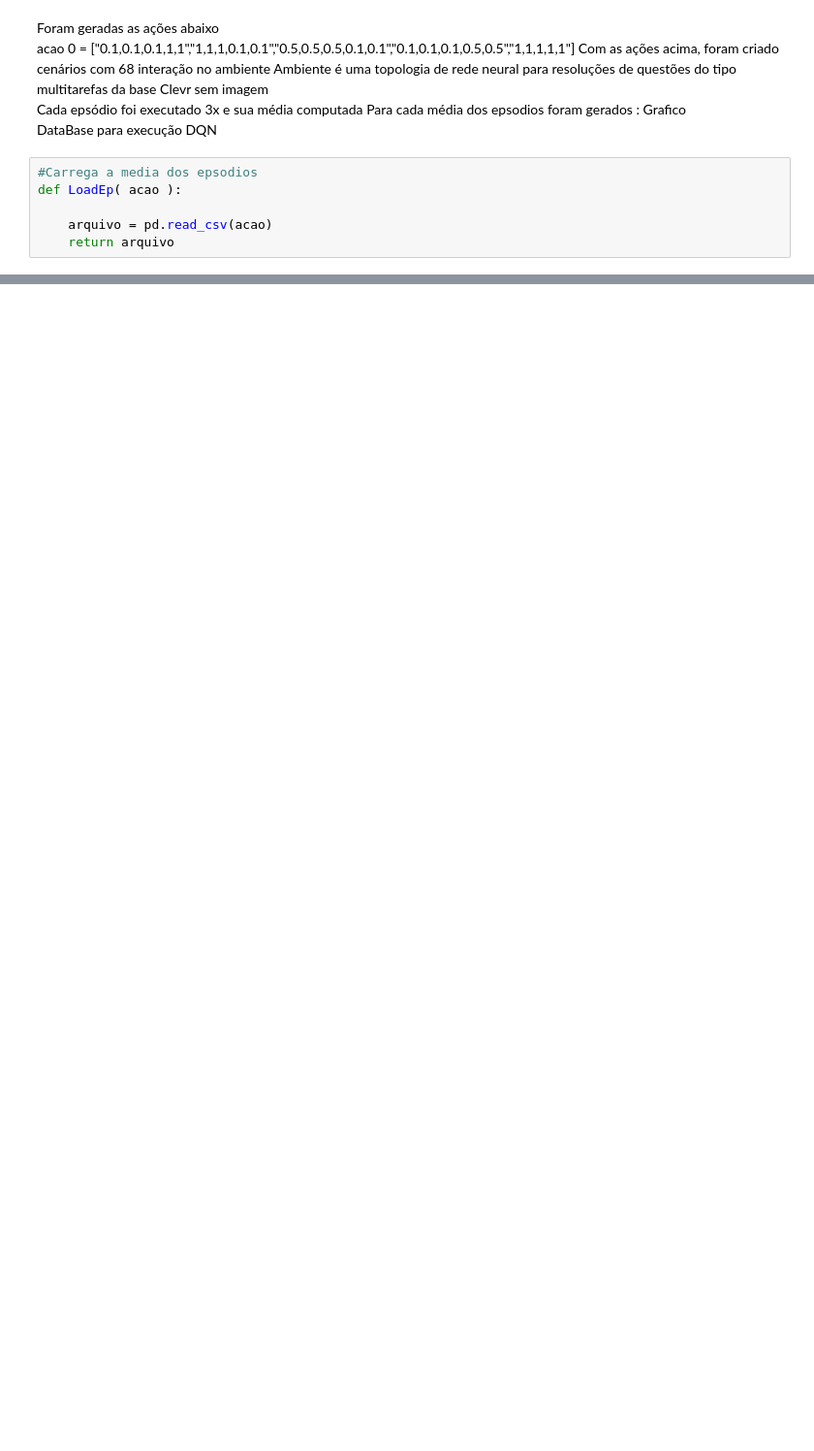
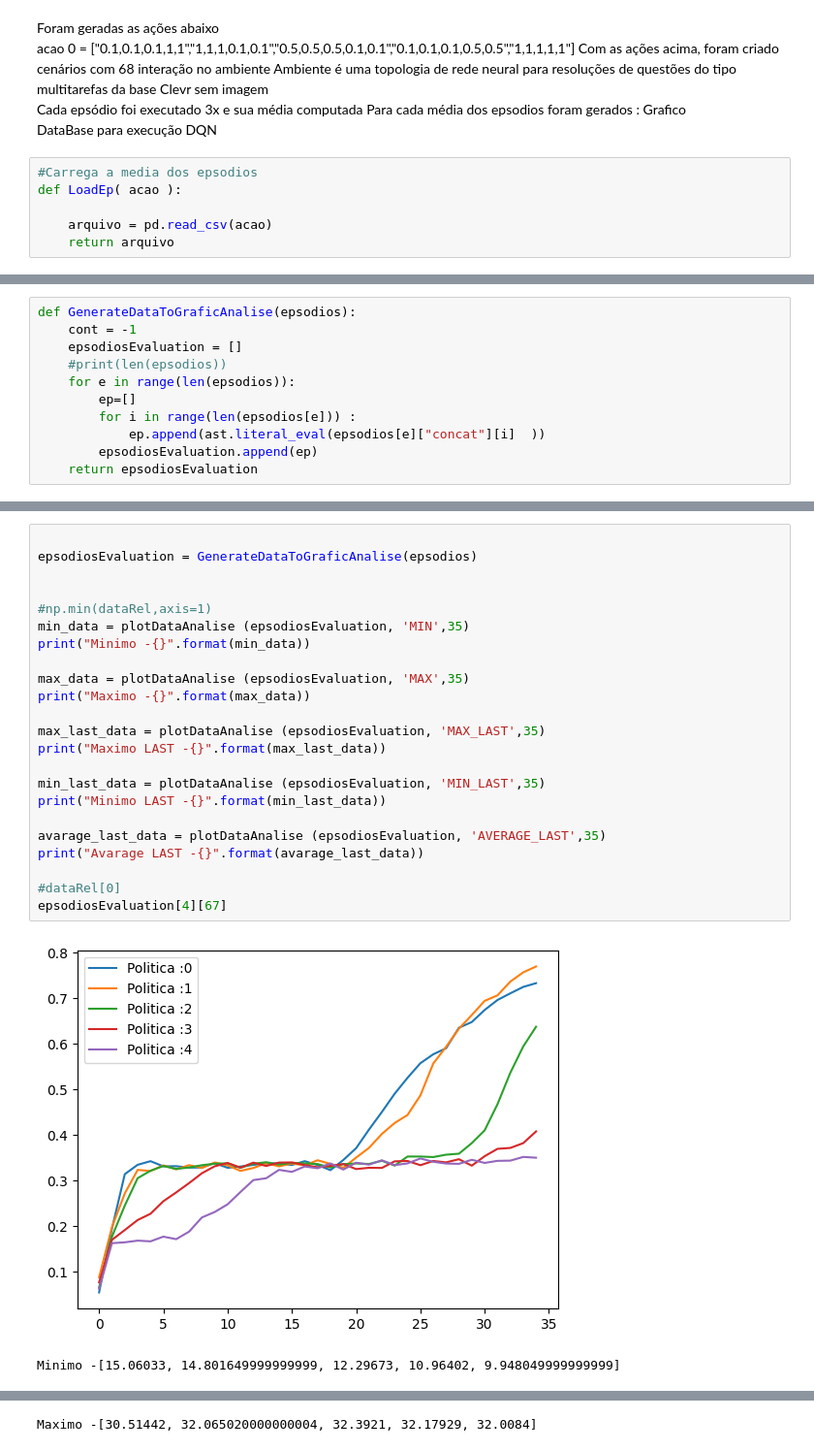
Before and after one commit to MarceloSabris/PesquisaMestradoFinal, a Jupyter notebook: plotsTesteCenarios.ipynb, the cells around one changed output, grey strips where cells are left out. Shown at 97% size. Cells and saved outputs as stored; diff of their text form; blank space fills up the shorter version.

```diff
--- a/plotsTesteCenarios.ipynb
+++ b/plotsTesteCenarios.ipynb
@@ -151,0 +216,11 @@ gerarRelatorio(episodio_automatico_1,Title)
+# %%
+def GenerateDataToGraficAnalise(epsodios):
+    cont = -1
+    epsodiosEvaluation = []
+    #print(len(epsodios))
+    for e in range(len(epsodios)):
+        ep=[]
+        for i in range(len(epsodios[e])) :
+            ep.append(ast.literal_eval(epsodios[e]["concat"][i]  ))
+        epsodiosEvaluation.append(ep)
+    return epsodiosEvaluation
@@ -151,0 +241,26 @@ gerarRelatorio(episodio_automatico_1,Title)
+# %%
+
+epsodiosEvaluation = GenerateDataToGraficAnalise(epsodios)
+
+
+#np.min(dataRel,axis=1)
+min_data = plotDataAnalise (epsodiosEvaluation, 'MIN',35)
+print("Minimo -{}".format(min_data))
+
+max_data = plotDataAnalise (epsodiosEvaluation, 'MAX',35)
+print("Maximo -{}".format(max_data))
+
+max_last_data = plotDataAnalise (epsodiosEvaluation, 'MAX_LAST',35)
+print("Maximo LAST -{}".format(max_last_data))
+
+min_last_data = plotDataAnalise (epsodiosEvaluation, 'MIN_LAST',35)
+print("Minimo LAST -{}".format(min_last_data))
+
+avarage_last_data = plotDataAnalise (epsodiosEvaluation, 'AVERAGE_LAST',35)
+print("Avarage LAST -{}".format(avarage_last_data))
+
+#dataRel[0]
+epsodiosEvaluation[4][67]
+# %% [output]
+[figure, added]
+Minimo -[15.06033, 14.801649999999999, 12.29673, 10.96402, 9.948049999999999]
@@ -151,0 +268 @@ gerarRelatorio(episodio_automatico_1,Title)
+Maximo -[30.51442, 32.065020000000004, 32.3921, 32.17929, 32.0084]
```
Also changed, not shown: parts of 17 cells of this notebook, 41 other files.
